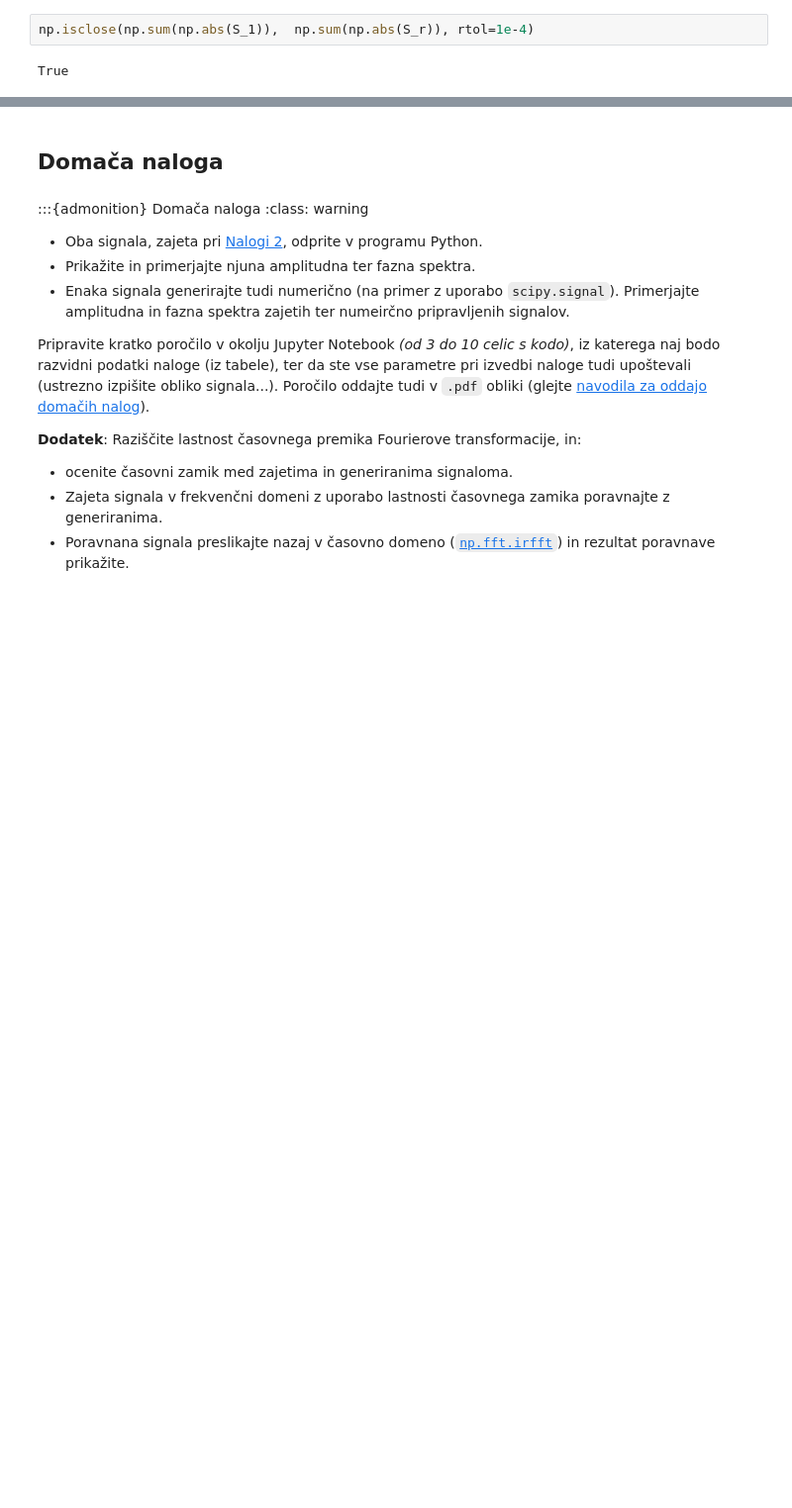
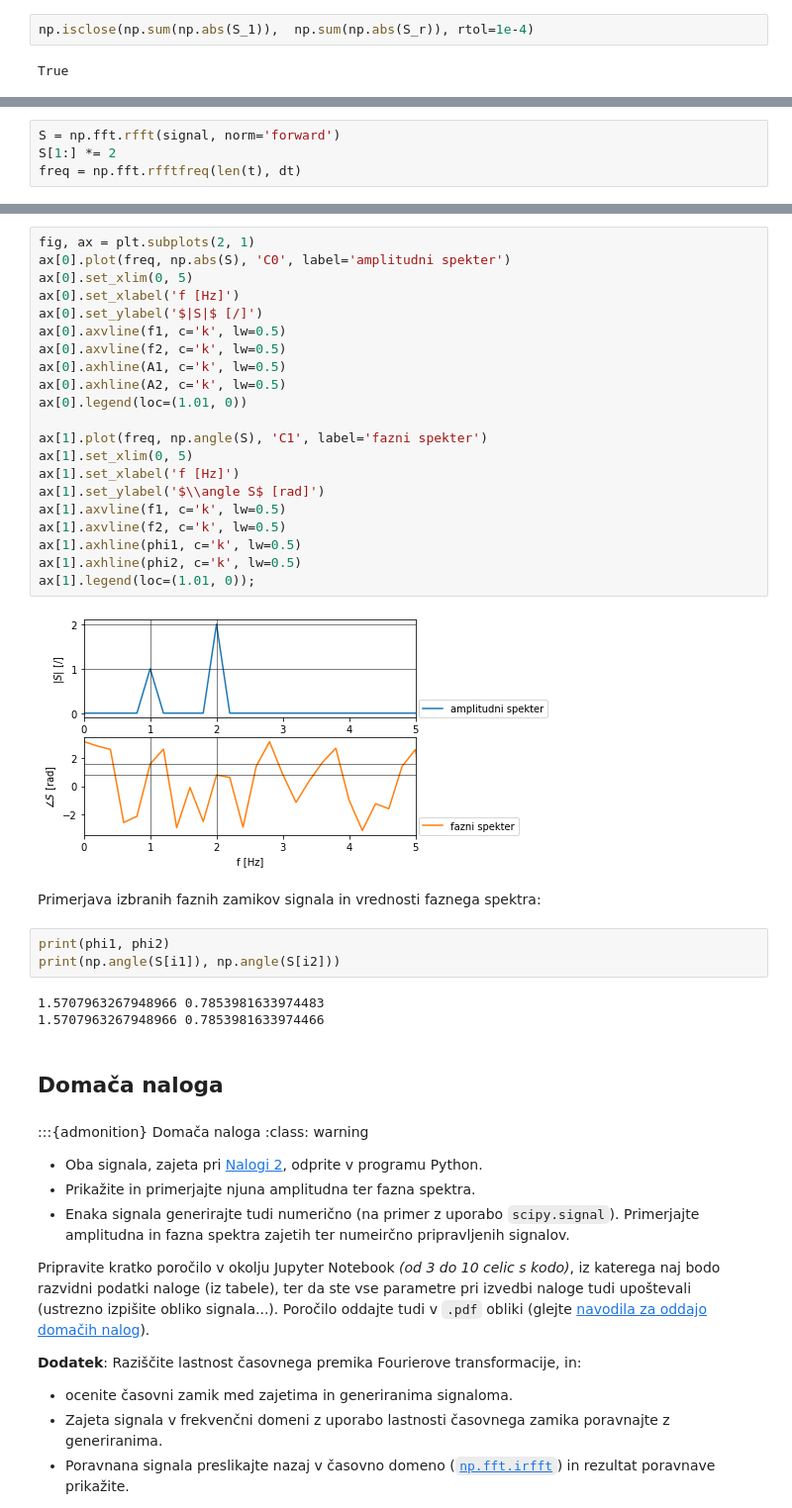
Before and after one commit to domengorjup/ps_lv, a Jupyter notebook: _sources/notebooks/03 - Fourierova integralska transformacija.ipynb, the cells around one changed output, grey strips where cells are left out. Shown at 99% size. Cells and saved outputs as stored; diff of their text form; blank space fills up the shorter version.

```diff
--- a/_sources/notebooks/03 - Fourierova integralska transformacija.ipynb
+++ b/_sources/notebooks/03 - Fourierova integralska transformacija.ipynb
@@ -330,0 +369,4 @@ True
+# %%
+S = np.fft.rfft(signal, norm='forward')
+S[1:] *= 2
+freq = np.fft.rfftfreq(len(t), dt)
@@ -331,3 +381,34 @@ True
+# %%
+fig, ax = plt.subplots(2, 1)
+ax[0].plot(freq, np.abs(S), 'C0', label='amplitudni spekter')
+ax[0].set_xlim(0, 5)
+ax[0].set_xlabel('f [Hz]')
+ax[0].set_ylabel('$|S|$ [/]')
+ax[0].axvline(f1, c='k', lw=0.5)
+ax[0].axvline(f2, c='k', lw=0.5)
+ax[0].axhline(A1, c='k', lw=0.5)
+ax[0].axhline(A2, c='k', lw=0.5)
+ax[0].legend(loc=(1.01, 0))
+
+ax[1].plot(freq, np.angle(S), 'C1', label='fazni spekter')
+ax[1].set_xlim(0, 5)
+ax[1].set_xlabel('f [Hz]')
+ax[1].set_ylabel('$\\angle S$ [rad]')
+ax[1].axvline(f1, c='k', lw=0.5)
+ax[1].axvline(f2, c='k', lw=0.5)
+ax[1].axhline(phi1, c='k', lw=0.5)
+ax[1].axhline(phi2, c='k', lw=0.5)
+ax[1].legend(loc=(1.01, 0));
+# %% [output]
+[figure, added]
+# %% [markdown]
+Primerjava izbranih faznih zamikov signala in vrednosti faznega spektra:
+# %%
+print(phi1, phi2)
+print(np.angle(S[i1]), np.angle(S[i2]))
+# %% [output]
+1.5707963267948966 0.7853981633974483
+1.5707963267948966 0.7853981633974466
 # %% [markdown]
 ## Domača naloga
 # %% [markdown]
```
Also changed, not shown: parts of 11 cells of this notebook, 4 other files.
